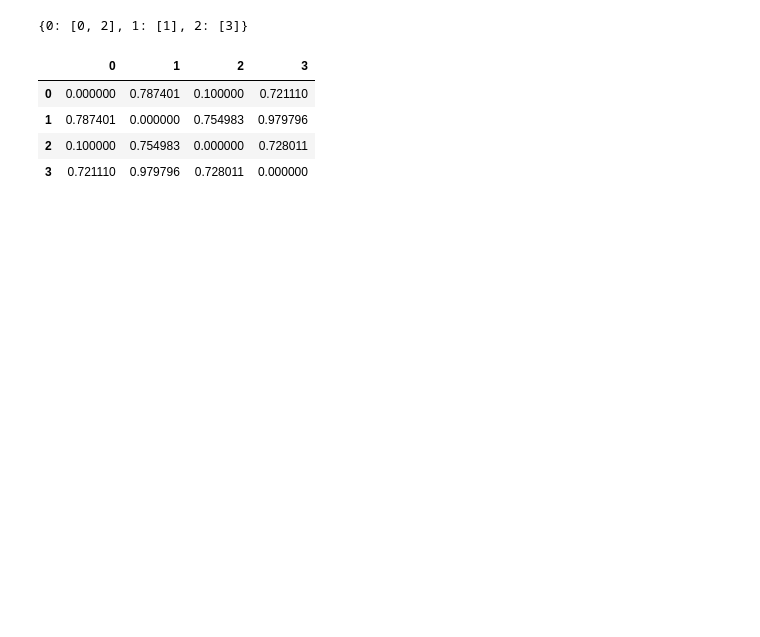
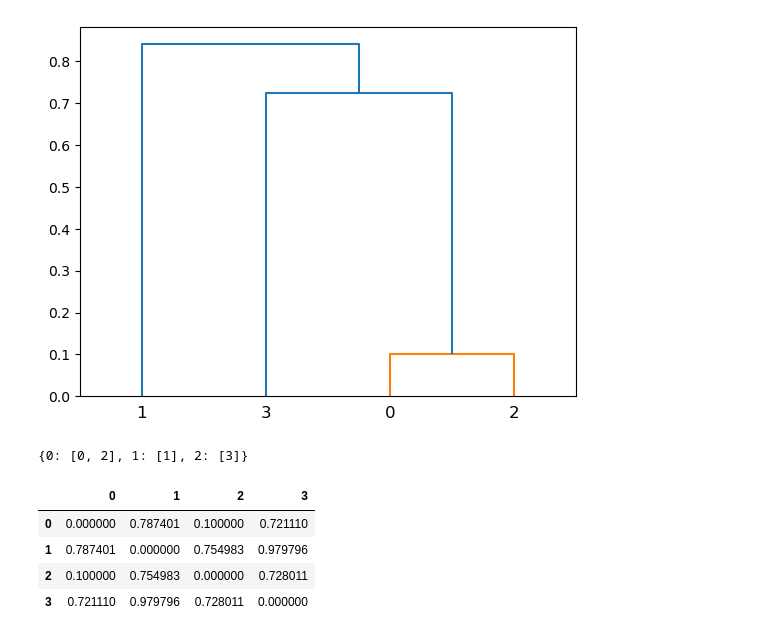
Before and after one commit to Julian-Webb/auto-cell-signal-extraction, a Jupyter notebook: notebooks/testing_clustering.ipynb, the cells around one changed output. Saved outputs shown, nothing was run; the diff lists cells and outputs as text; code cells hidden in the pictures; blank space fills up the shorter version.

Commit message:
Finished adjusted the code according to the ROI class. Changed the code to use scipy for clustering and added a dendrogram plot

```diff
--- a/notebooks/testing_clustering.ipynb
+++ b/notebooks/testing_clustering.ipynb
@@ -5,13 +9,27 @@ import pandas as pd
 # %%
 # compute distances
-roi0 = [0.1, 0.2, 0.3, 0.5, 0.4]
-#roi1 = roi1.copy()
-roi1 = [0.7, 0.2, 0.4, 0.2, 0.0]
-roi2 = [0.1, 0.2, 0.3, 0.4, 0.4]
-roi3 = [0.6, 0.1, 0.2, 0.5, 0.9]
-rois = [roi0, roi1, roi2, roi3]
+rois = np.array([
+    [0.1, 0.2, 0.3, 0.5, 0.4],
+    [0.7, 0.2, 0.4, 0.2, 0.0],
+    [0.1, 0.2, 0.3, 0.4, 0.4],
+    [0.6, 0.1, 0.2, 0.5, 0.9],
+])
 
 pairwise_dist = pairwise_distances(rois)
 
-df = pd.DataFrame(pairwise_dist)
+distances_df = pd.DataFrame(pairwise_dist)
+# %%
+### Using scipy
+# convert the redundant n*n square matrix form into a condensed nC2 array
+# distArray[{n choose 2}-{n-i choose 2} + (j-i-1)] is the distance between points i and j
+distArray = ssd.squareform(pairwise_dist)
+
+# complete_clustering = linkage(rois, method="complete", metric="euclidean")
+average_clustering = linkage(distArray, method="average")
+# single_clustering = linkage(rois, method="single", metric="euclidean")
+
+dendrogram(average_clustering)
+plt.show()
+# %% [output]
+[figure, added]
 # %%
```
Also changed, not shown: parts of 10 cells of this notebook, 16 other files.
